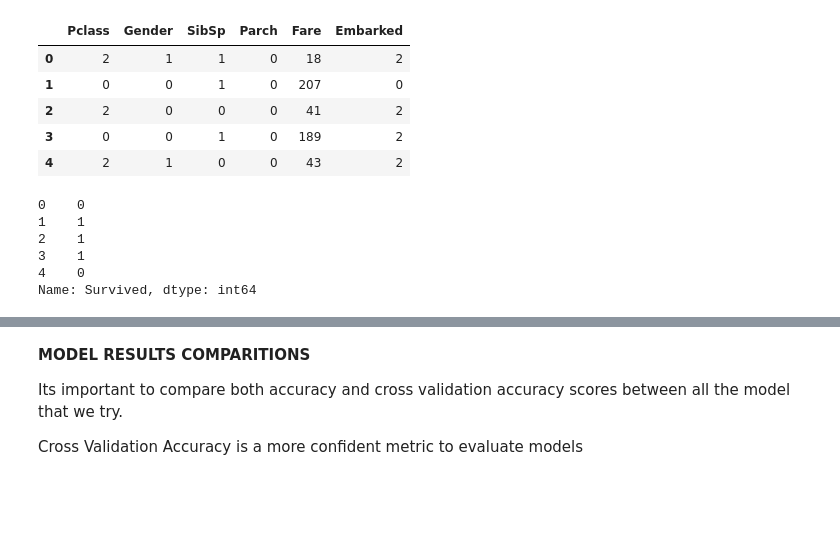
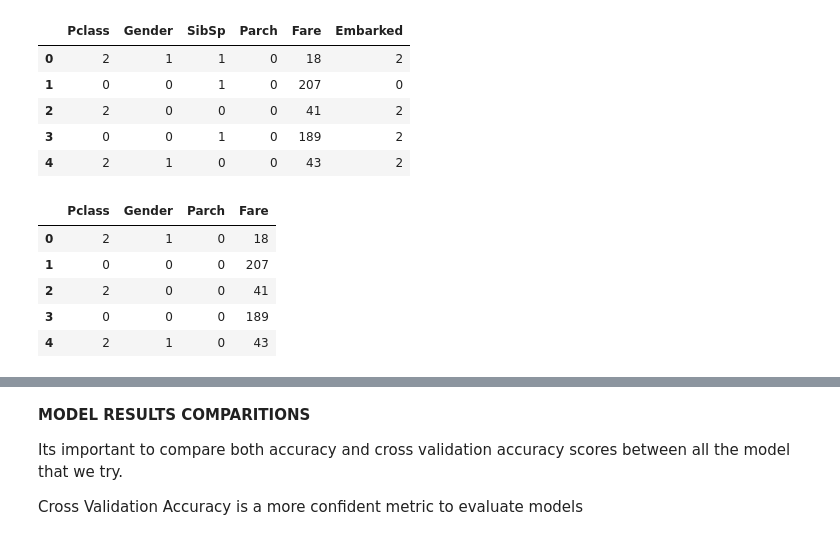
Before and after one commit to carlos-rodrigo/titanic-challenge, a Jupyter notebook: Kaggle/Titanic/Titanic Challenge.ipynb, the cells around one changed output, grey strips where cells are left out. Drawn from its saved outputs; the diff is of its cells as text; code cells hidden in the pictures; blank space fills up the shorter version.

```diff
--- a/Kaggle/Titanic/Titanic Challenge.ipynb
+++ b/Kaggle/Titanic/Titanic Challenge.ipynb
@@ -811,12 +815,12 @@ X_train.head()
 # %%
-Y_train.head()
+X_train.head()
 # %% [output]
-0    0
-1    1
-2    1
-3    1
-4    0
-Name: Survived, dtype: int64
+|  | Pclass | Gender | Parch | Fare |
+| 0 | 2 | 1 | 0 | 18 |
+| 1 | 0 | 0 | 0 | 207 |
+| 2 | 2 | 0 | 0 | 41 |
+| 3 | 0 | 0 | 0 | 189 |
+| 4 | 2 | 1 | 0 | 43 |
 # %%
 cat_features = np.where(X_train.dtypes != np.float)[0]
 # %%
```
Also changed, not shown: parts of 20 cells of this notebook, 50 other files.
